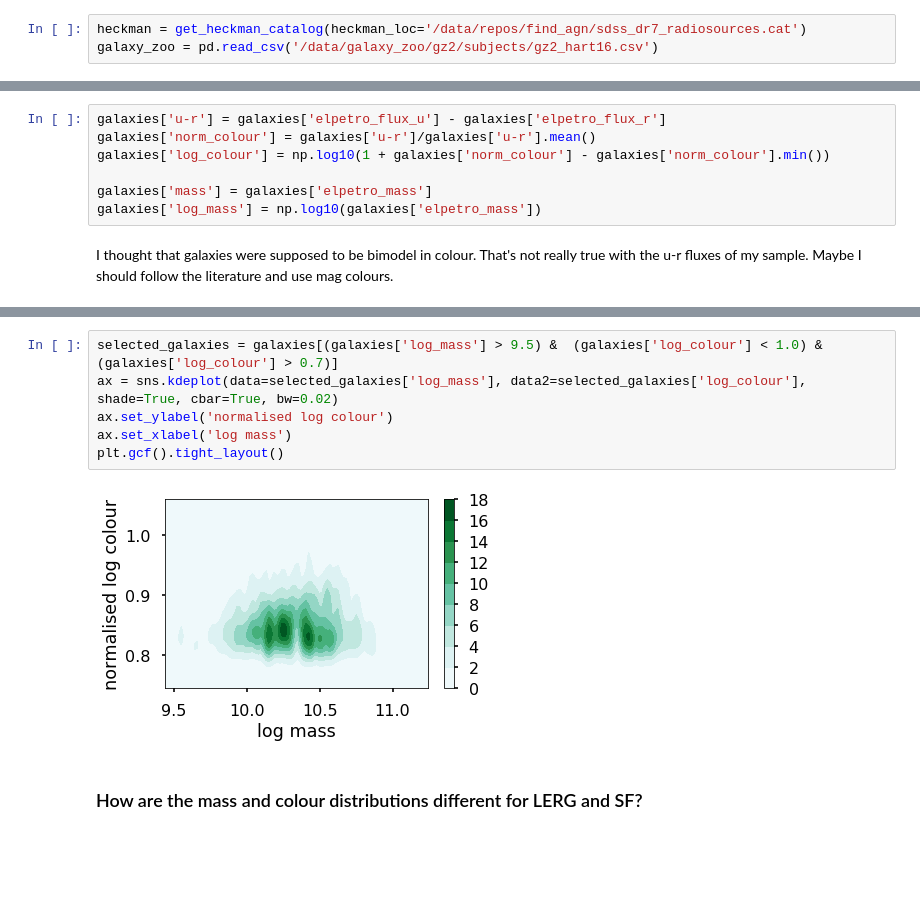
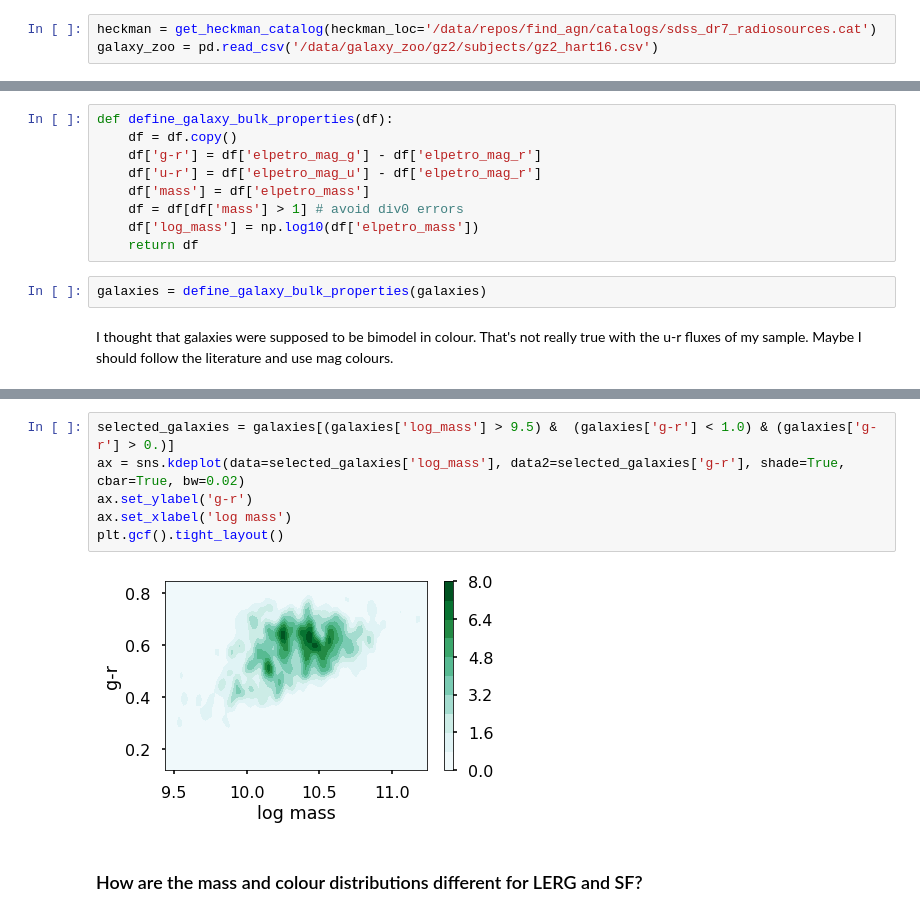
Before and after one commit to mwalmsley/find_agn, a Jupyter notebook: AGN v Bar MVP.ipynb, the cells around one changed output, grey strips where cells are left out. Saved outputs shown, nothing was run; the diff lists cells and outputs as text; blank space fills up the shorter version.

Commit message:
Change colour to g - r, not u - r flux Repeat analysis for Mel's BPT sample Add redshift matching

```diff
--- a/AGN v Bar MVP.ipynb
+++ b/AGN v Bar MVP.ipynb
@@ -26,5 +26,5 @@ Descriptions and download links for the DR7 catalog:
 * http://home.strw.leidenuniv.nl/~jarle/SDSS/
 * https://wwwmpa.mpa-garching.mpg.de/SDSS/
 # %%
-heckman = get_heckman_catalog(heckman_loc='/data/repos/find_agn/sdss_dr7_radiosources.cat')
+heckman = get_heckman_catalog(heckman_loc='/data/repos/find_agn/catalogs/sdss_dr7_radiosources.cat')
 galaxy_zoo = pd.read_csv('/data/galaxy_zoo/gz2/subjects/gz2_hart16.csv')
@@ -319,13 +415,17 @@ Both show a bimodal distribution in pbar, as with galaxies in general. LERGs hav
 ### Control for mass and colour
 # %% [markdown]
 What's the general distribution of mass and colour?
-# %%
-galaxies['u-r'] = galaxies['elpetro_flux_u'] - galaxies['elpetro_flux_r']
-galaxies['norm_colour'] = galaxies['u-r']/galaxies['u-r'].mean()
-galaxies['log_colour'] = np.log10(1 + galaxies['norm_colour'] - galaxies['norm_colour'].min())
-
-galaxies['mass'] = galaxies['elpetro_mass']
-galaxies['log_mass'] = np.log10(galaxies['elpetro_mass'])
+# %%
+def define_galaxy_bulk_properties(df):
+    df = df.copy()
+    df['g-r'] = df['elpetro_mag_g'] - df['elpetro_mag_r']
+    df['u-r'] = df['elpetro_mag_u'] - df['elpetro_mag_r']
+    df['mass'] = df['elpetro_mass']
+    df = df[df['mass'] > 1] # avoid div0 errors
+    df['log_mass'] = np.log10(df['elpetro_mass'])
+    return df
+# %%
+galaxies = define_galaxy_bulk_properties(galaxies)
 # %% [markdown]
 I thought that galaxies were supposed to be bimodel in colour. That's not really true with the u-r fluxes of my sample. Maybe I should follow the literature and use mag colours.
 # %%
@@ -338,11 +443,11 @@ plt.gcf().tight_layout()
 # %%
-selected_galaxies = galaxies[(galaxies['log_mass'] > 9.5) &  (galaxies['log_colour'] < 1.0) & (galaxies['log_colour'] > 0.7)]
-ax = sns.kdeplot(data=selected_galaxies['log_mass'], data2=selected_galaxies['log_colour'], shade=True, cbar=True, bw=0.02)
-ax.set_ylabel('normalised log colour')
+selected_galaxies = galaxies[(galaxies['log_mass'] > 9.5) &  (galaxies['g-r'] < 1.0) & (galaxies['g-r'] > 0.)]
+ax = sns.kdeplot(data=selected_galaxies['log_mass'], data2=selected_galaxies['g-r'], shade=True, cbar=True, bw=0.02)
+ax.set_ylabel('g-r')
 ax.set_xlabel('log mass')
 plt.gcf().tight_layout()
 # %% [output]
-[figure, old version]
+[figure, new version]
 # %% [markdown]
 ### How are the mass and colour distributions different for LERG and SF?
 # %%
```
Also changed, not shown: parts of 64 cells of this notebook, 2 other files.
